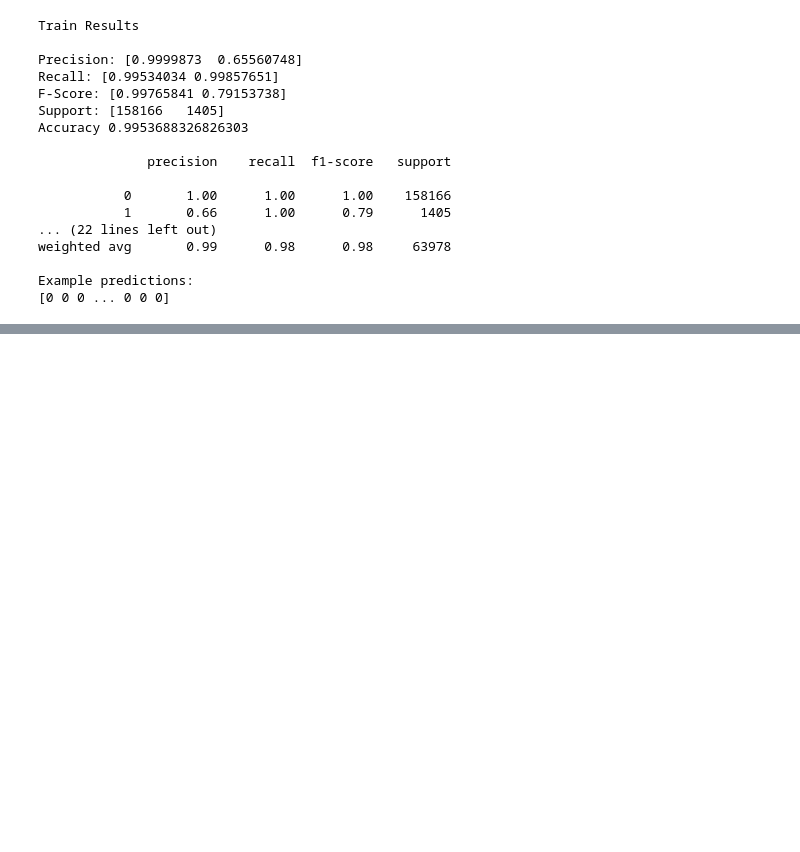
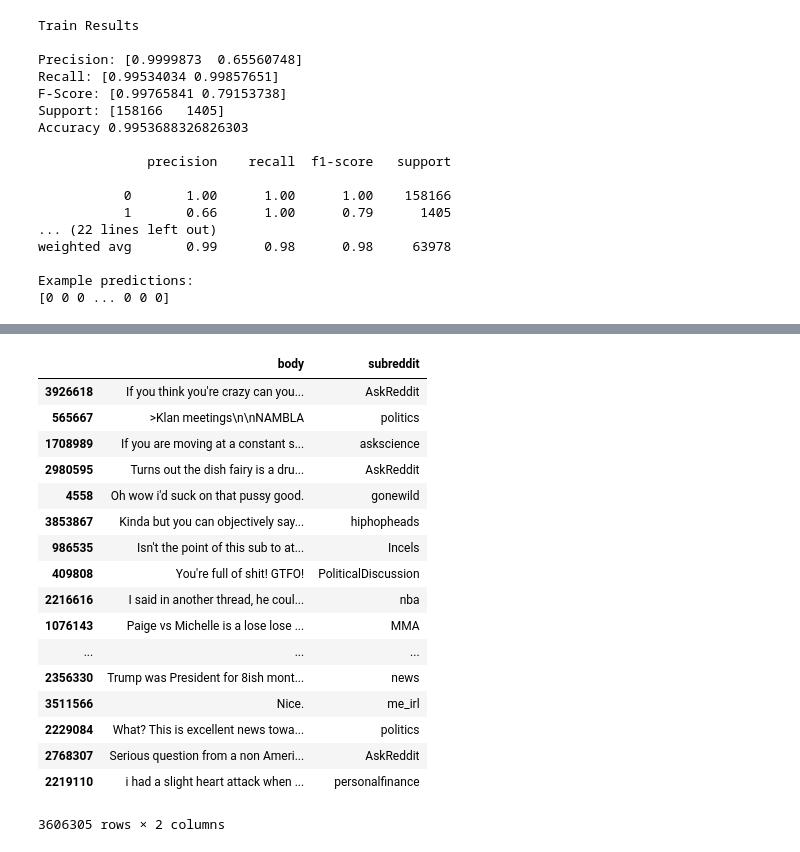
Before and after one commit to guywuolletjr/reddit_content_mod, a Jupyter notebook: guy_workbook.ipynb, the cells around one changed output, grey strips where cells are left out. Drawn from its saved outputs; the diff is of its cells as text; code cells hidden in the pictures; blank space fills up the shorter version.

Commit message:
added reddit data, yea!

```diff
--- a/guy_workbook.ipynb
+++ b/guy_workbook.ipynb
@@ -191,0 +237,23 @@ Example predictions:
+# %%
+a,b,c,d = utils.load_reddit_data(split=.1)
+# %%
+a
+# %% [output]
+|  | body | subreddit |
+| 3926618 | If you think you're crazy can you... | AskReddit |
+| 565667 | >Klan meetings\n\nNAMBLA | politics |
+| 1708989 | If you are moving at a constant s... | askscience |
+| 2980595 | Turns out the dish fairy is a dru... | AskReddit |
+| 4558 | Oh wow i'd suck on that pussy good. | gonewild |
+| 3853867 | Kinda but you can objectively say... | hiphopheads |
+| 986535 | Isn't the point of this sub to at... | Incels |
+| 409808 | You're full of shit! GTFO! | PoliticalDiscussion |
+| 2216616 | I said in another thread, he coul... | nba |
+| 1076143 | Paige vs Michelle is a lose lose ... | MMA |
+| ... | ... | ... |
+| 2356330 | Trump was President for 8ish mont... | news |
+| 3511566 | Nice. | me_irl |
+| 2229084 | What? This is excellent news towa... | politics |
+| 2768307 | Serious question from a non Ameri... | AskReddit |
+| 2219110 | i had a slight heart attack when ... | personalfinance |
+3606305 rows × 2 columns
```
Also changed, not shown: parts of 16 cells of this notebook, 2 other files.
